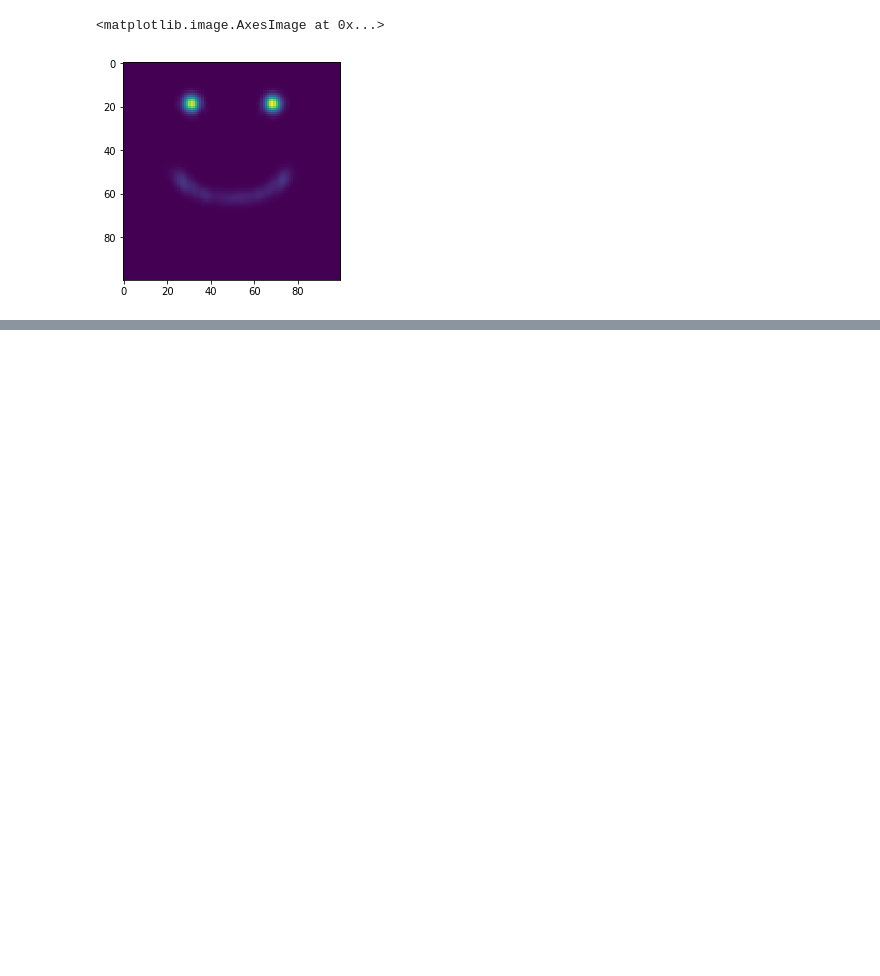
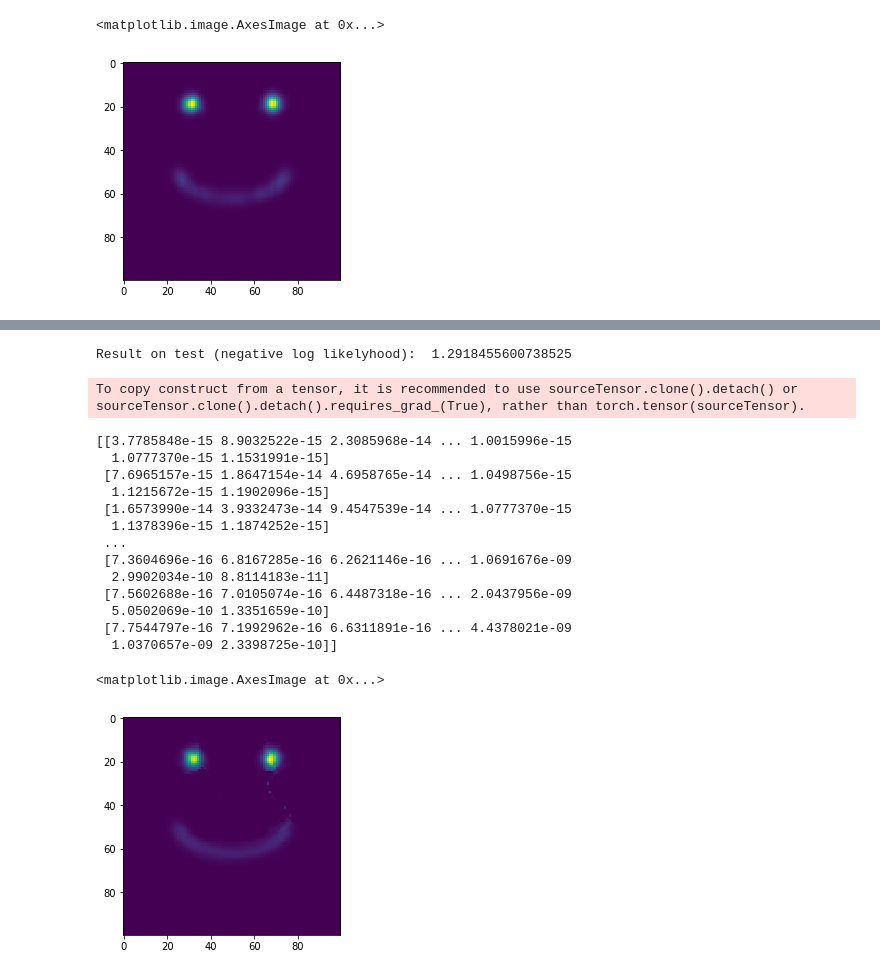
Before and after one commit to annikura/dul_homeworks, a Jupyter notebook: DUL, hw2, task 1.ipynb, the cells around one changed output, grey strips where cells are left out. Drawn from its saved outputs; the diff is of its cells as text; code cells hidden in the pictures; blank space fills up the shorter version.

```diff
--- a/DUL, hw2, task 1.ipynb
+++ b/DUL, hw2, task 1.ipynb
@@ -191,0 +278,30 @@ To copy construct from a tensor, it is recommended to use sourceTensor.clone().d
+# %%
+print("Result on test (negative log likelyhood): ", test_loss)
+# %% [output]
+Result on test (negative log likelyhood):  1.2918455600738525
+# %%
+d = np.linspace(-4, 4, 100)
+samples = np.array(np.meshgrid(d, d)).T.reshape([-1, 2])
+samples = torch.from_numpy(samples).float()
+# print(model(samples)[0][2000:2010])
+
+pdf = model(samples)[1].exp().detach().numpy().reshape(100, 100)
+print(pdf)
+plt.imshow(np.rot90(pdf, 1))
+# %% [output]
+To copy construct from a tensor, it is recommended to use sourceTensor.clone().detach() or sourceTensor.clone().detach().requires_grad_(True), rather than torch.tensor(sourceTensor).
+[[3.7785848e-15 8.9032522e-15 2.3085968e-14 ... 1.0015996e-15
+  1.0777370e-15 1.1531991e-15]
+ [7.6965157e-15 1.8647154e-14 4.6958765e-14 ... 1.0498756e-15
+  1.1215672e-15 1.1902096e-15]
+ [1.6573990e-14 3.9332473e-14 9.4547539e-14 ... 1.0777370e-15
+  1.1378396e-15 1.1874252e-15]
+ ...
+ [7.3604696e-16 6.8167285e-16 6.2621146e-16 ... 1.0691676e-09
+  2.9902034e-10 8.8114183e-11]
+ [7.5602688e-16 7.0105074e-16 6.4487318e-16 ... 2.0437956e-09
+  5.0502069e-10 1.3351659e-10]
+ [7.7544797e-16 7.1992962e-16 6.6311891e-16 ... 4.4378021e-09
+  1.0370657e-09 2.3398725e-10]]
+<matplotlib.image.AxesImage at 0x...>
+[figure, added]
```
Also changed, not shown: parts of 16 cells of this notebook.
